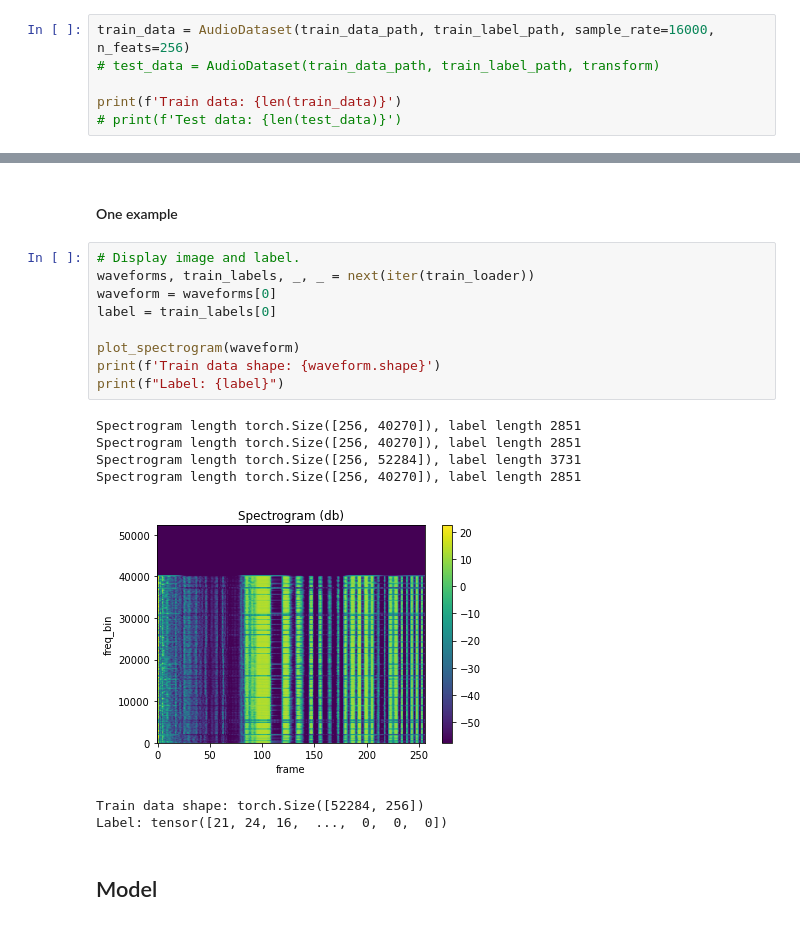
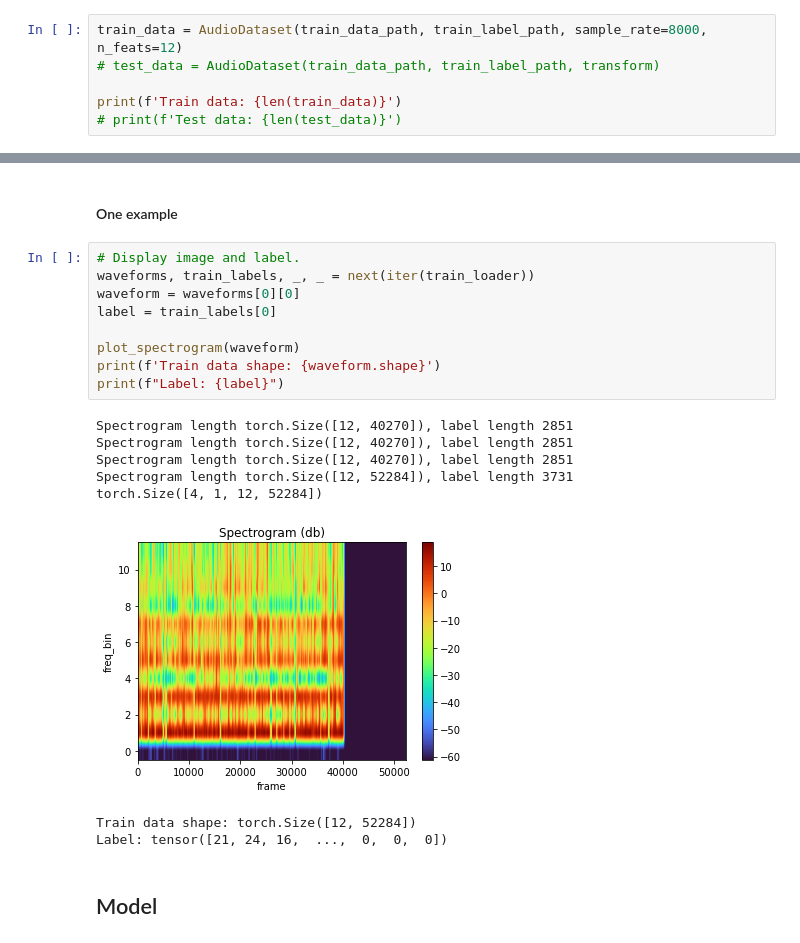
Before and after one commit to Sam-limyr/automatic-speech-recognition, a Jupyter notebook: Build model.ipynb, the cells around one changed output, grey strips where cells are left out. Saved outputs shown, nothing was run; the diff lists cells and outputs as text.

```diff
--- a/Build model.ipynb
+++ b/Build model.ipynb
@@ -30,7 +28,7 @@ cuda: NVIDIA GeForce RTX 3060 Laptop GPU, torch 1.9.1
 # %% [markdown]
 ## Dataset
 # %%
-train_data = AudioDataset(train_data_path, train_label_path, sample_rate=16000, n_feats=256)
+train_data = AudioDataset(train_data_path, train_label_path, sample_rate=8000, n_feats=12)
 # test_data = AudioDataset(train_data_path, train_label_path, transform)
 
 print(f'Train data: {len(train_data)}')
@@ -47,19 +45,20 @@ train_loader = torch.utils.data.DataLoader(train_data, batch_size=64, shuffle=Tr
 # %%
 # Display image and label.
 waveforms, train_labels, _, _ = next(iter(train_loader))
-waveform = waveforms[0]
+waveform = waveforms[0][0]
 label = train_labels[0]
 
 plot_spectrogram(waveform)
 print(f'Train data shape: {waveform.shape}')
 print(f"Label: {label}")
 # %% [output]
-Spectrogram length torch.Size([256, 40270]), label length 2851
-Spectrogram length torch.Size([256, 40270]), label length 2851
-Spectrogram length torch.Size([256, 52284]), label length 3731
-Spectrogram length torch.Size([256, 40270]), label length 2851
+Spectrogram length torch.Size([12, 40270]), label length 2851
+Spectrogram length torch.Size([12, 40270]), label length 2851
+Spectrogram length torch.Size([12, 40270]), label length 2851
+Spectrogram length torch.Size([12, 52284]), label length 3731
+torch.Size([4, 1, 12, 52284])
-[figure, old version]
+[figure, new version]
-Train data shape: torch.Size([52284, 256])
+Train data shape: torch.Size([12, 52284])
 Label: tensor([21, 24, 16,  ...,  0,  0,  0])
 # %% [markdown]
 ## Model
```
Also changed, not shown: parts of 5 cells of this notebook, 2 other files.
